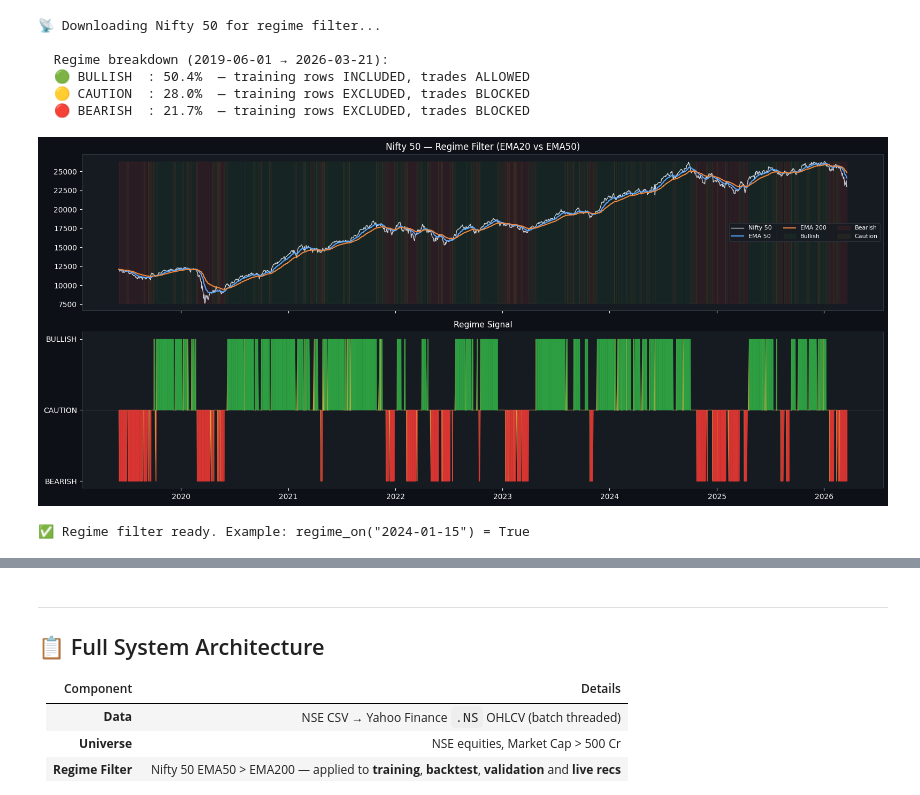
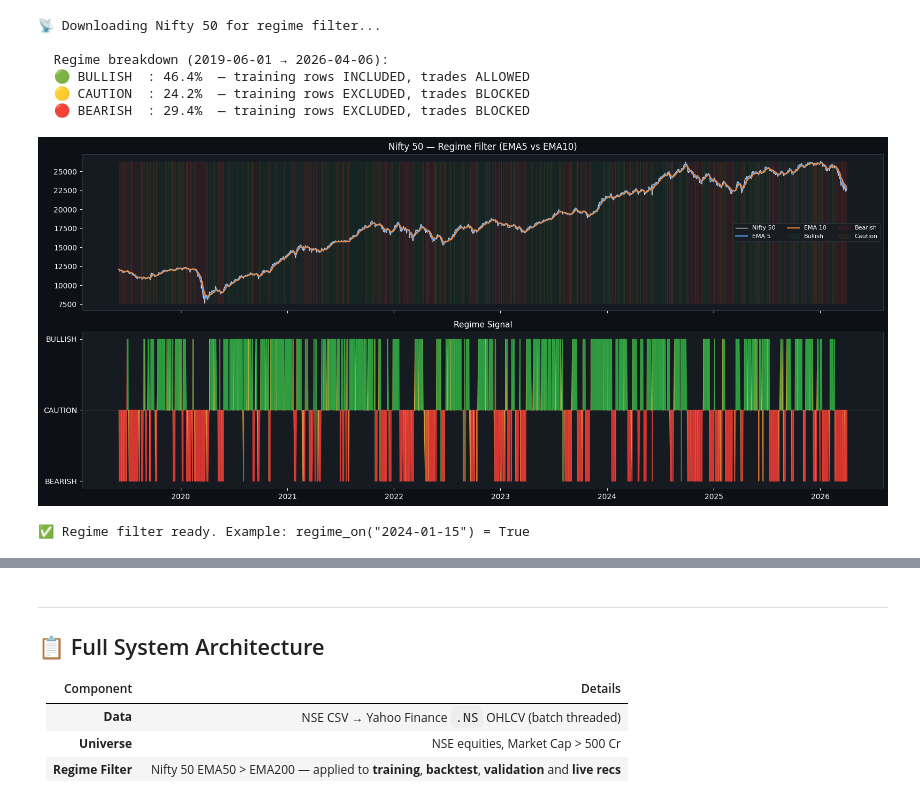
Before and after one commit to Prakhar3006/BTST-Trades, a Jupyter notebook: BTST-ML.ipynb, the cells around one changed output, grey strips where cells are left out. Cells and saved outputs as stored; diff of their text form; code cells hidden in the pictures.

Commit message:
updated the nifty filter

```diff
--- a/BTST-ML.ipynb
+++ b/BTST-ML.ipynb
@@ -4,7 +4,7 @@ warnings.filterwarnings('ignore')
 
 import os, requests, time
 from io import StringIO
-from datetime import datetime
+from datetime import datetime, timedelta
 from tqdm.notebook import tqdm
 from joblib import Parallel, delayed
 from concurrent.futures import ThreadPoolExecutor, as_completed
@@ -33,7 +33,7 @@ plt.rcParams.update({
     'legend.facecolor': '#161b22', 'legend.edgecolor': '#30363d'
 })
 
-TODAY       = datetime.today().strftime('%Y-%m-%d')
+TOMM       = (datetime.today() + timedelta(days = 1)).strftime('%Y-%m-%d')
 TRAIN_START = '2020-01-01'
 TRAIN_END   = '2022-01-01'
 TEST_END    = '2024-01-01'
@@ -59,7 +59,7 @@ FEATURE_COLS = [
     'macd_strength',   #  2% — MACD histogram strength
 ]
 
-print(f'✅ Setup complete | Today: {TODAY}')
-print(f'📅 Train: {TRAIN_START}→{TRAIN_END} | Backtest: {TRAIN_END}→{TEST_END} | Validate: {TEST_END}→{TODAY}')
+print(f'✅ Setup complete | TOMM: {TOMM}')
+print(f'📅 Train: {TRAIN_START}→{TRAIN_END} | Backtest: {TRAIN_END}→{TEST_END} | Validate: {TEST_END}→{TOMM}')
 print(f'🤖 Model: LightGBM GBDT  |  Backtest: vectorbt  |  Features: pandas_ta')
 # %% [output]
@@ -198,18 +205,18 @@ After             : 630 symbols
 # %%
 print('📡 Downloading Nifty 50 for regime filter...')
-nifty_raw  = yf.download('^NSEI', start=OHLCV_START, end=TODAY,
+nifty_raw  = yf.download('^NSEI', start=OHLCV_START, end=TOMM,
                           auto_adjust=True, progress=False)
 nifty_close = nifty_raw['Close'].squeeze().rename('nifty').dropna()
 nifty_close.index = pd.to_datetime(nifty_close.index)
 
 # ── Regime indicators ──────────────────────────────────────────────
 nifty_df            = pd.DataFrame({'close': nifty_close})
-nifty_df['ema20']   = nifty_df['close'].ewm(span=20,  adjust=False).mean()
-nifty_df['ema50']  = nifty_df['close'].ewm(span=50, adjust=False).mean()
+nifty_df['ema5']   = nifty_df['close'].ewm(span=5,  adjust=False).mean()
+nifty_df['ema10']  = nifty_df['close'].ewm(span=10, adjust=False).mean()
 
 # ── Classify each trading day ──────────────────────────────────────
-bull = (nifty_df['close'] > nifty_df['ema20'])  & (nifty_df['ema20'] >= nifty_df['ema50'])
-bear = (nifty_df['close'] < nifty_df['ema20'])  & (nifty_df['ema20'] < nifty_df['ema50'])
+bull = (nifty_df['close'] > nifty_df['ema5'])  & (nifty_df['ema5'] >= nifty_df['ema10'])
+bear = (nifty_df['close'] < nifty_df['ema5'])  & (nifty_df['ema5'] < nifty_df['ema10'])
 nifty_df['regime'] = np.select([bull, bear], ['BULLISH', 'BEARISH'], default='CAUTION')
 
 # ── Boolean Series — forward-fillable lookup ───────────────────────
@@ -227,7 +234,7 @@ def regime_on(date_str: str) -> bool:
 pct_b = (nifty_df['regime'] == 'BULLISH').mean() * 100
 pct_c = (nifty_df['regime'] == 'CAUTION').mean() * 100
 pct_r = (nifty_df['regime'] == 'BEARISH').mean() * 100
-print(f'\n  Regime breakdown ({OHLCV_START} → {TODAY}):')
+print(f'\n  Regime breakdown ({OHLCV_START} → {TOMM}):')
 print(f'  🟢 BULLISH  : {pct_b:.1f}%  — training rows INCLUDED, trades ALLOWED')
 print(f'  🟡 CAUTION  : {pct_c:.1f}%  — training rows EXCLUDED, trades BLOCKED')
 print(f'  🔴 BEARISH  : {pct_r:.1f}%  — training rows EXCLUDED, trades BLOCKED')
@@ -237,42 +244,42 @@ fig, axes = plt.subplots(2, 1, figsize=(16, 7), sharex=True)
 fig.patch.set_facecolor('#0d1117')
 
 axes[0].plot(nifty_df.index, nifty_df['close'],  color='#c9d1d9', lw=1,   label='Nifty 50')
-axes[0].plot(nifty_df.index, nifty_df['ema20'],  color='#58a6ff', lw=1.5, label='EMA 50')
-axes[0].plot(nifty_df.index, nifty_df['ema50'], color='#f0883e', lw=1.5, label='EMA 200')
+axes[0].plot(nifty_df.index, nifty_df['ema5'],  color='#58a6ff', lw=1.5, label='EMA 5')
+axes[0].plot(nifty_df.index, nifty_df['ema10'], color='#f0883e', lw=1.5, label='EMA 10')
 axes[0].fill_between(nifty_df.index, nifty_df['close'].min(), nifty_df['close'].max(),
                      where=(nifty_df['regime']=='BULLISH'), alpha=0.07, color='#2ea043', label='Bullish')
 axes[0].fill_between(nifty_df.index, nifty_df['close'].min(), nifty_df['close'].max(),
                      where=(nifty_df['regime']=='BEARISH'), alpha=0.10, color='#da3633', label='Bearish')
 axes[0].fill_between(nifty_df.index, nifty_df['close'].min(), nifty_df['close'].max(),
                      where=(nifty_df['regime']=='CAUTION'), alpha=0.06, color='#e3b341', label='Caution')
-axes[0].set_title('Nifty 50 — Regime Filter (EMA20 vs EMA50)', color='white', fontsize=12)
+axes[0].set_title('Nifty 50 — Regime Filter (EMA5 vs EMA10)', color='white', fontsize=12)
 axes[0].legend(fontsize=8, ncol=3)
 
 regime_num = nifty_df['regime'].map({'BULLISH': 1, 'CAUTION': 0, 'BEARISH': -1})
 clr = np.where(regime_num==1, '#2ea043', np.where(regime_num==-1, '#da3633', '#e3b341'))
 for i in range(len(regime_num)-1):
     axes[1].fill_between(nifty_df.index[i:i+2], regime_num.iloc[i:i+2], 0,
                          color=clr[i], alpha=0.8)
 axes[1].axhline(0, color='gray', lw=0.6)
 axes[1].set_yticks([-1, 0, 1])
 axes[1].set_yticklabels(['BEARISH', 'CAUTION', 'BULLISH'], color='white')
 axes[1].set_title('Regime Signal', color='white', fontsize=11)
 
 for ax in axes:
     ax.set_facecolor('#161b22')
     ax.tick_params(colors='white')
     for sp in ax.spines.values(): sp.set_color('#30363d')
 plt.tight_layout()
 plt.show()
 print(f'\n✅ Regime filter ready. Example: regime_on("2024-01-15") = {regime_on("2024-01-15")}')
 # %% [output]
 📡 Downloading Nifty 50 for regime filter...
 
-  Regime breakdown (2019-06-01 → 2026-03-21):
-  🟢 BULLISH  : 50.4%  — training rows INCLUDED, trades ALLOWED
-  🟡 CAUTION  : 28.0%  — training rows EXCLUDED, trades BLOCKED
-  🔴 BEARISH  : 21.7%  — training rows EXCLUDED, trades BLOCKED
+  Regime breakdown (2019-06-01 → 2026-04-06):
+  🟢 BULLISH  : 46.4%  — training rows INCLUDED, trades ALLOWED
+  🟡 CAUTION  : 24.2%  — training rows EXCLUDED, trades BLOCKED
+  🔴 BEARISH  : 29.4%  — training rows EXCLUDED, trades BLOCKED
-[figure, old version]
+[figure, new version]
 ✅ Regime filter ready. Example: regime_on("2024-01-15") = True
 # %%
 def compute_features(df):
```
Also changed, not shown: parts of 16 cells of this notebook, 10 other files.
